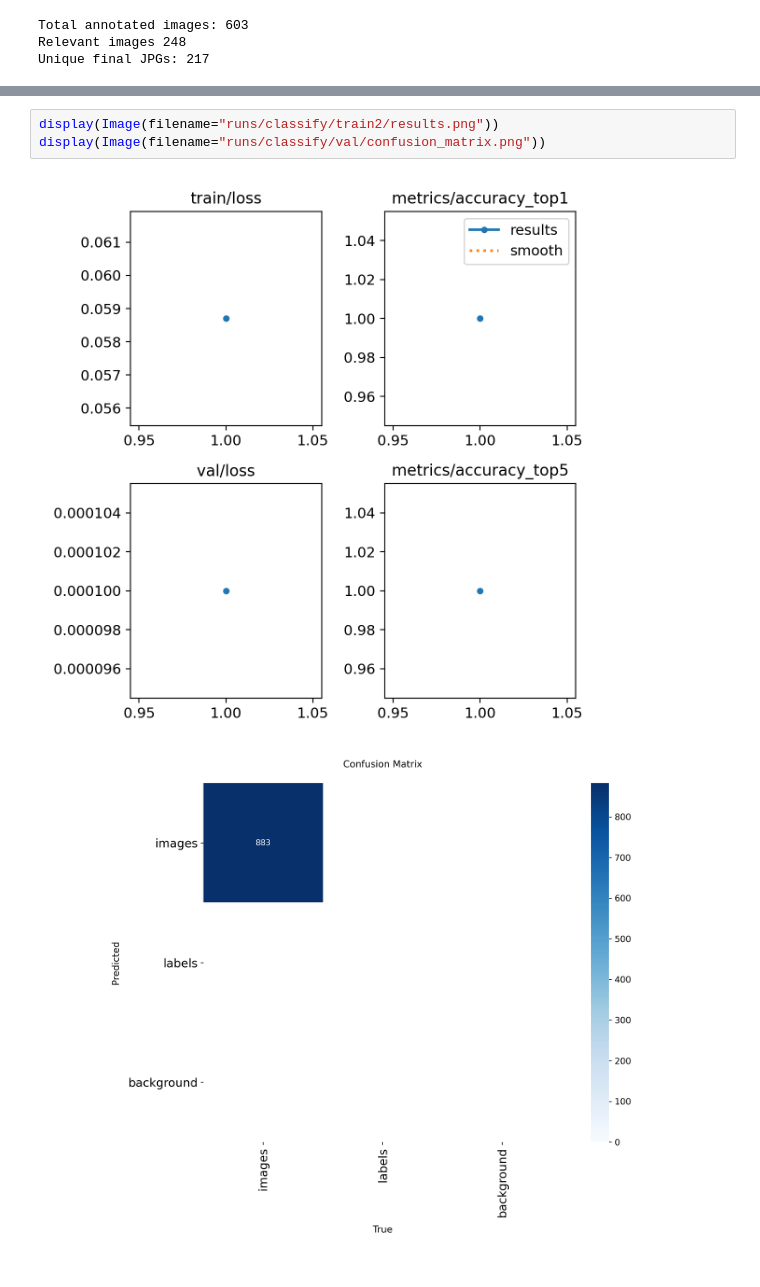
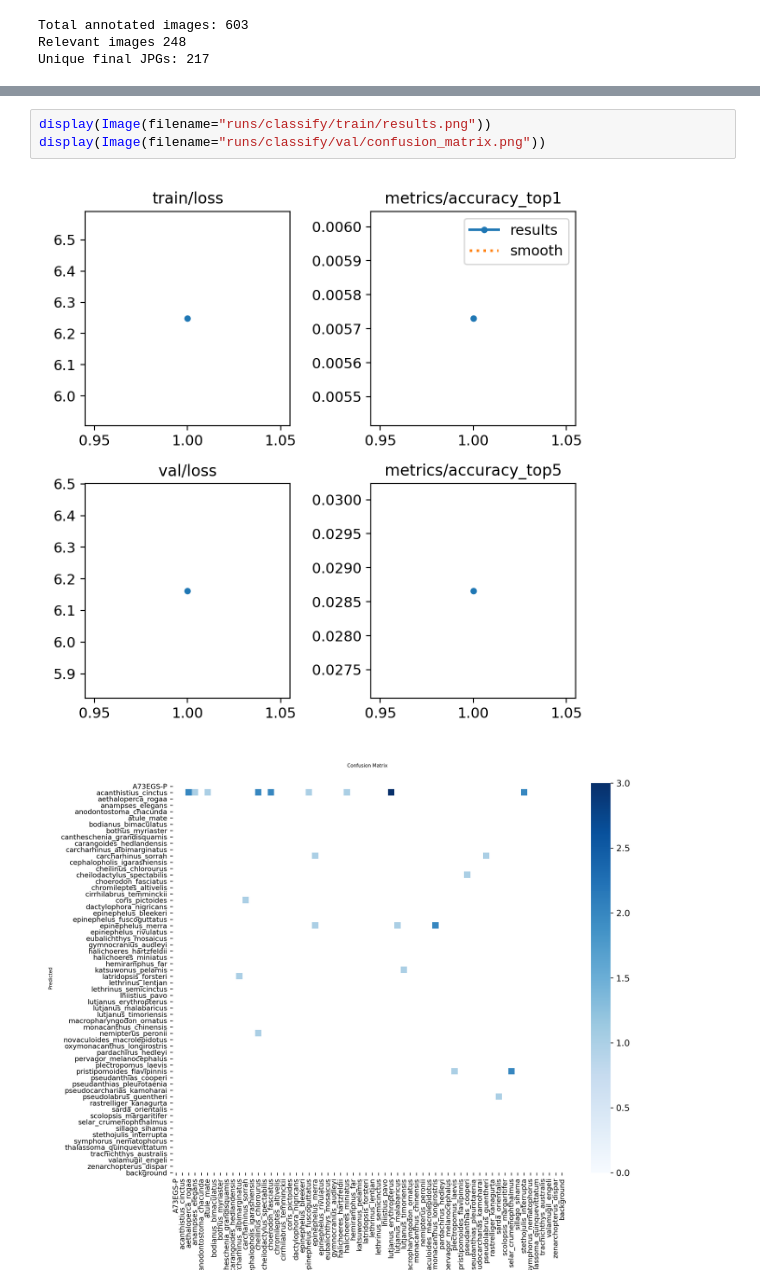
Before and after one commit to kienndo/Prosjektoppgave, a Jupyter notebook: yolo/YOLOrunner.ipynb, the cells around one changed output, grey strips where cells are left out. Drawn from its saved outputs; the diff is of its cells as text.

```diff
--- a/yolo/YOLOrunner.ipynb
+++ b/yolo/YOLOrunner.ipynb
@@ -93,6 +103,6 @@ FileNotFoundError: [Errno 2] No such file or directory: 'runs/classify/train/res
 # %%
-display(Image(filename="runs/classify/train2/results.png"))
+display(Image(filename="runs/classify/train/results.png"))
 display(Image(filename="runs/classify/val/confusion_matrix.png"))
 # %% [output]
-[figure, old version]
+[figure, new version]
-[figure, old version]
+[figure, new version]
```
Also changed, not shown: parts of 4 cells of this notebook, 14 other files.
